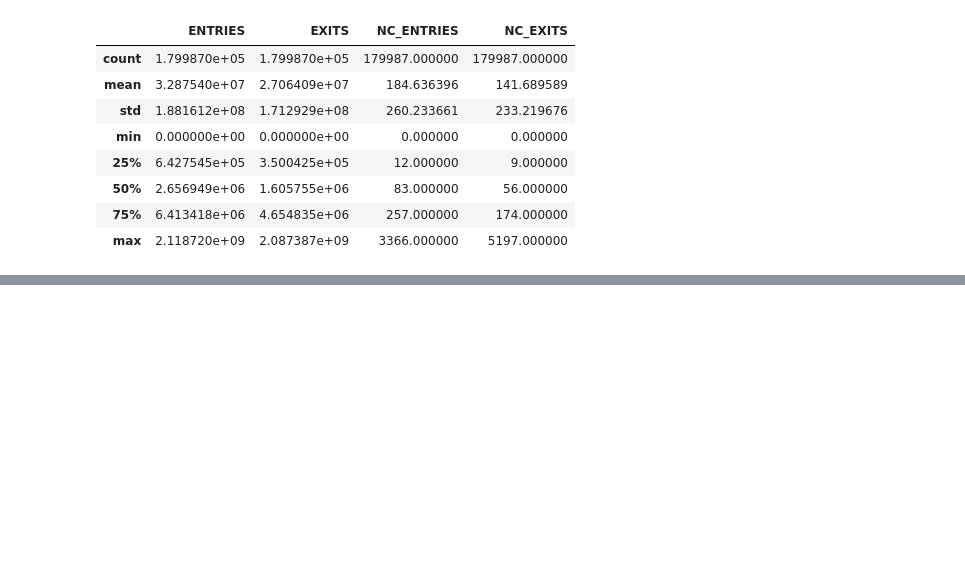
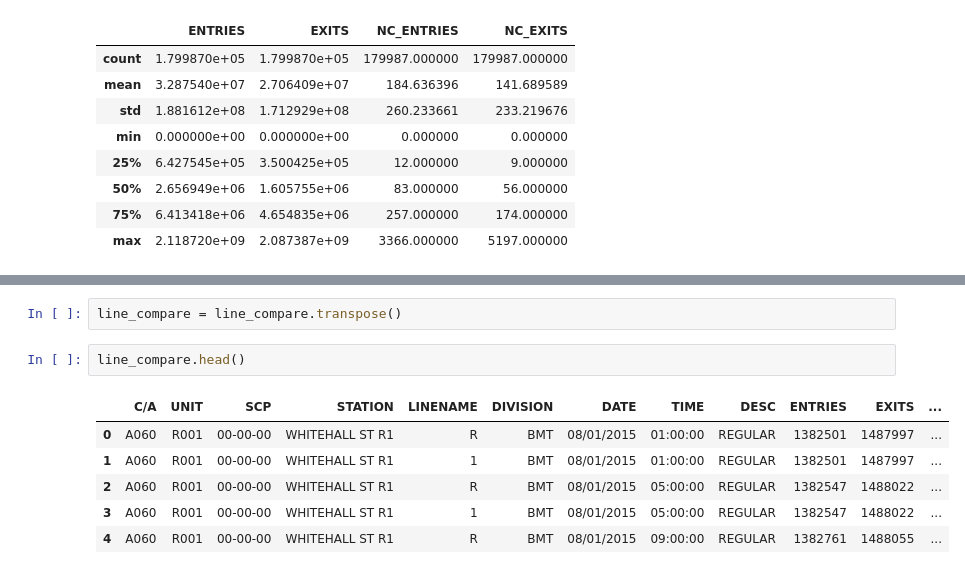
Before and after one commit to jeffhudson/misc_projects, a Jupyter notebook: mta_ridership/MTA_Ridership.ipynb, the cells around one changed output, grey strips where cells are left out. Drawn from its saved outputs; the diff is of its cells as text; blank space fills up the shorter version.

```diff
--- a/mta_ridership/MTA_Ridership.ipynb
+++ b/mta_ridership/MTA_Ridership.ipynb
@@ -213,0 +353,11 @@ ndf[ndf.NC_EXITS > 5000]
+# %%
+line_compare = line_compare.transpose()
+# %%
+line_compare.head()
+# %% [output]
+|  | C/A | UNIT | SCP | STATION | LINENAME | DIVISION | DATE | TIME | DESC | ENTRIES | EXITS | ... |
+| 0 | A060 | R001 | 00-00-00 | WHITEHALL ST R1 | R | BMT | 08/01/2015 | 01:00:00 | REGULAR | 1382501 | 1487997 | ... |
+| 1 | A060 | R001 | 00-00-00 | WHITEHALL ST R1 | 1 | BMT | 08/01/2015 | 01:00:00 | REGULAR | 1382501 | 1487997 | ... |
+| 2 | A060 | R001 | 00-00-00 | WHITEHALL ST R1 | R | BMT | 08/01/2015 | 05:00:00 | REGULAR | 1382547 | 1488022 | ... |
+| 3 | A060 | R001 | 00-00-00 | WHITEHALL ST R1 | 1 | BMT | 08/01/2015 | 05:00:00 | REGULAR | 1382547 | 1488022 | ... |
+| 4 | A060 | R001 | 00-00-00 | WHITEHALL ST R1 | R | BMT | 08/01/2015 | 09:00:00 | REGULAR | 1382761 | 1488055 | ... |
```
Also changed, not shown: parts of 6 cells of this notebook.
